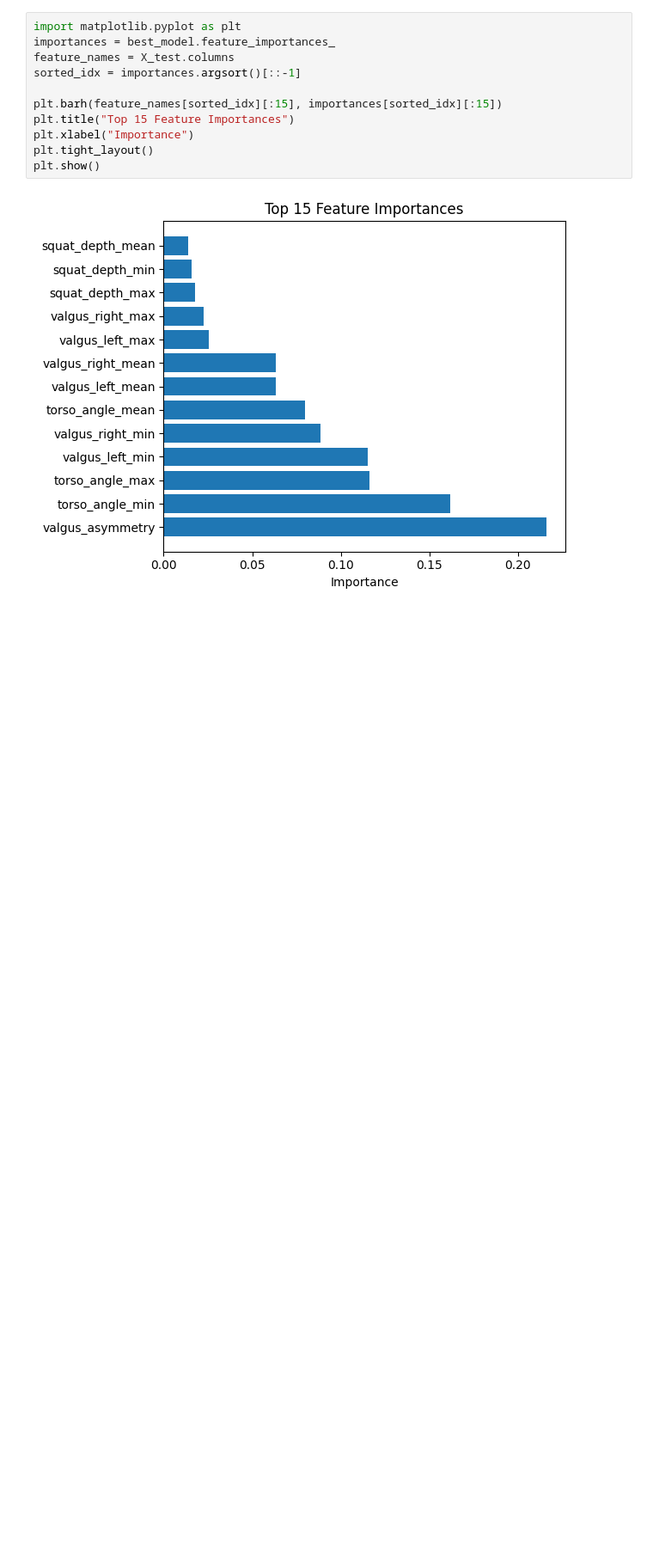
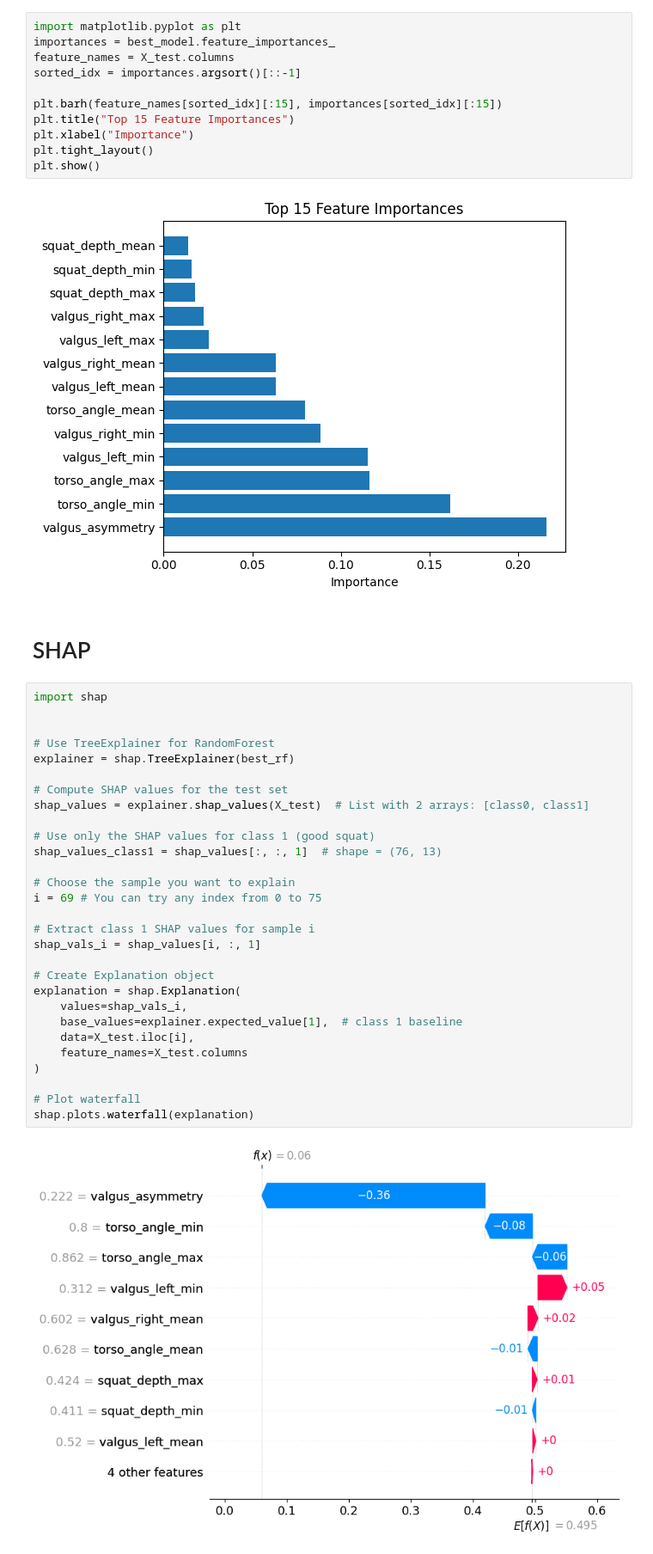
Before and after one commit to perujuice/BScThesis, a Jupyter notebook: models/rf-bioFeatures.ipynb, the cells around one changed output. Shown at 86% size. Drawn from its saved outputs; the diff is of its cells as text; blank space fills up the shorter version.

```diff
--- a/models/rf-bioFeatures.ipynb
+++ b/models/rf-bioFeatures.ipynb
@@ -215,3 +215,36 @@ plt.tight_layout()
 plt.show()
 # %% [output]
 [figure]
+# %% [markdown]
+# SHAP
+# %%
+import shap
+
+
+# Use TreeExplainer for RandomForest
+explainer = shap.TreeExplainer(best_rf)
+
+# Compute SHAP values for the test set
+shap_values = explainer.shap_values(X_test)  # List with 2 arrays: [class0, class1]
+
+# Use only the SHAP values for class 1 (good squat)
+shap_values_class1 = shap_values[:, :, 1]  # shape = (76, 13)
+
+# Choose the sample you want to explain
+i = 69 # You can try any index from 0 to 75
+
+# Extract class 1 SHAP values for sample i
+shap_vals_i = shap_values[i, :, 1]
+
+# Create Explanation object
+explanation = shap.Explanation(
+    values=shap_vals_i,
+    base_values=explainer.expected_value[1],  # class 1 baseline
+    data=X_test.iloc[i],
+    feature_names=X_test.columns
+)
+
+# Plot waterfall
+shap.plots.waterfall(explanation)
+# %% [output]
+[figure, added]
```
Also changed, not shown: 12 other files.
